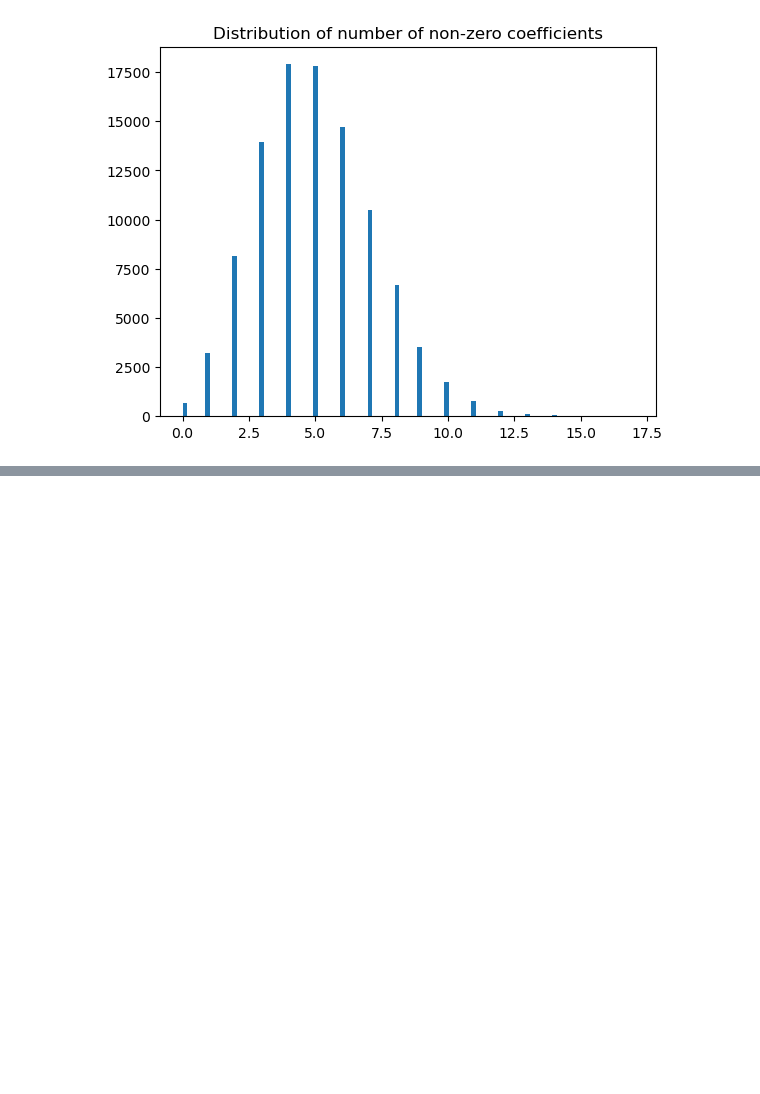
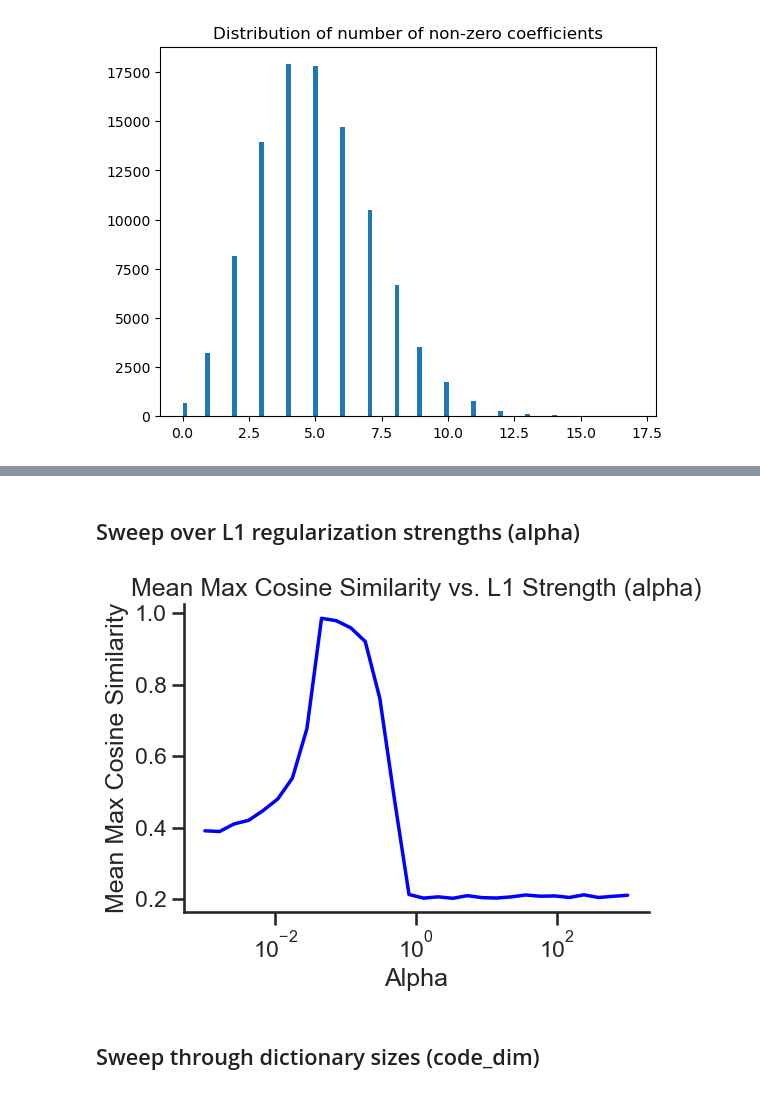
Before and after one commit to adamimos/transformerPlayground, a Jupyter notebook: autoencoder_superposition.ipynb, the cells around one changed output, grey strips where cells are left out. Saved outputs shown, nothing was run; the diff lists cells and outputs as text; code cells hidden in the pictures; blank space fills up the shorter version.

```diff
--- a/autoencoder_superposition.ipynb
+++ b/autoencoder_superposition.ipynb
@@ -191,9 +199,3 @@ def compute_cos_sim(dataset, feature_dim, code_dim, alpha, num_epochs=2000, batc
     largest_cosine_similarity = np.max(cos_sims, axis=1)
     mean_cos_sim = np.mean(largest_cosine_similarity)
     return mean_cos_sim
-# %%
-
-alpha_values = np.logspace(-3, 3, 20)
-code_dim = num_ground_truth_features
-for alpha in alpha_values:
-    model = train_autoencoder(dataset, feature_dim, code_dim, alpha, num_epochs=2000, batch_size=256, lr=0.01)
@@ -400,14 +201,0 @@ plt.show()
-# %%
-import seaborn as sns
-
-sns.set_style('whitegrid')
-sns.set_palette('colorblind')
-sns.set_context('talk')
-
-plt.figure(figsize=(8, 6))
-sns.lineplot(x=alpha_values, y=mean_cos_sims, lw=4)
-plt.xlabel('L1 Regularization Strength')
-plt.ylabel('Mean Max Cosine Similarity')
-plt.xscale('log')
-plt.ylim([0, 1])
-plt.show()
@@ -496,0 +202,2 @@ code_dim:  2793
+# %% [markdown]
+## Sweep over L1 regularization strengths (alpha)
@@ -496,0 +226,29 @@ code_dim:  2793
+# %%
+import seaborn as sns
+import pandas as pd
+import matplotlib.ticker as ticker
+
+# prepare the data
+data = pd.DataFrame({
+    'Alpha': alpha_values,
+    'Mean Max Cosine Similarity': mean_cos_sims,
+})
+
+# create the plot
+sns.set(style="ticks")  # this gives a white background without grid
+sns.set_context("talk")  # change the font size
+plt.figure(figsize=(6, 4))  # adjust the size of the plot
+sns.lineplot(data=data, x='Alpha', y='Mean Max Cosine Similarity', color='blue', linewidth=2.5)
+plt.xscale('log')
+
+# Add tick marks
+ax = plt.gca()
+
+# box off
+sns.despine()
+plt.title('Mean Max Cosine Similarity vs. L1 Strength (alpha)')
+plt.show()
+# %% [output]
+[figure, added]
+# %% [markdown]
+## Sweep through dictionary sizes (code_dim)
```
Also changed, not shown: parts of 15 cells of this notebook.
